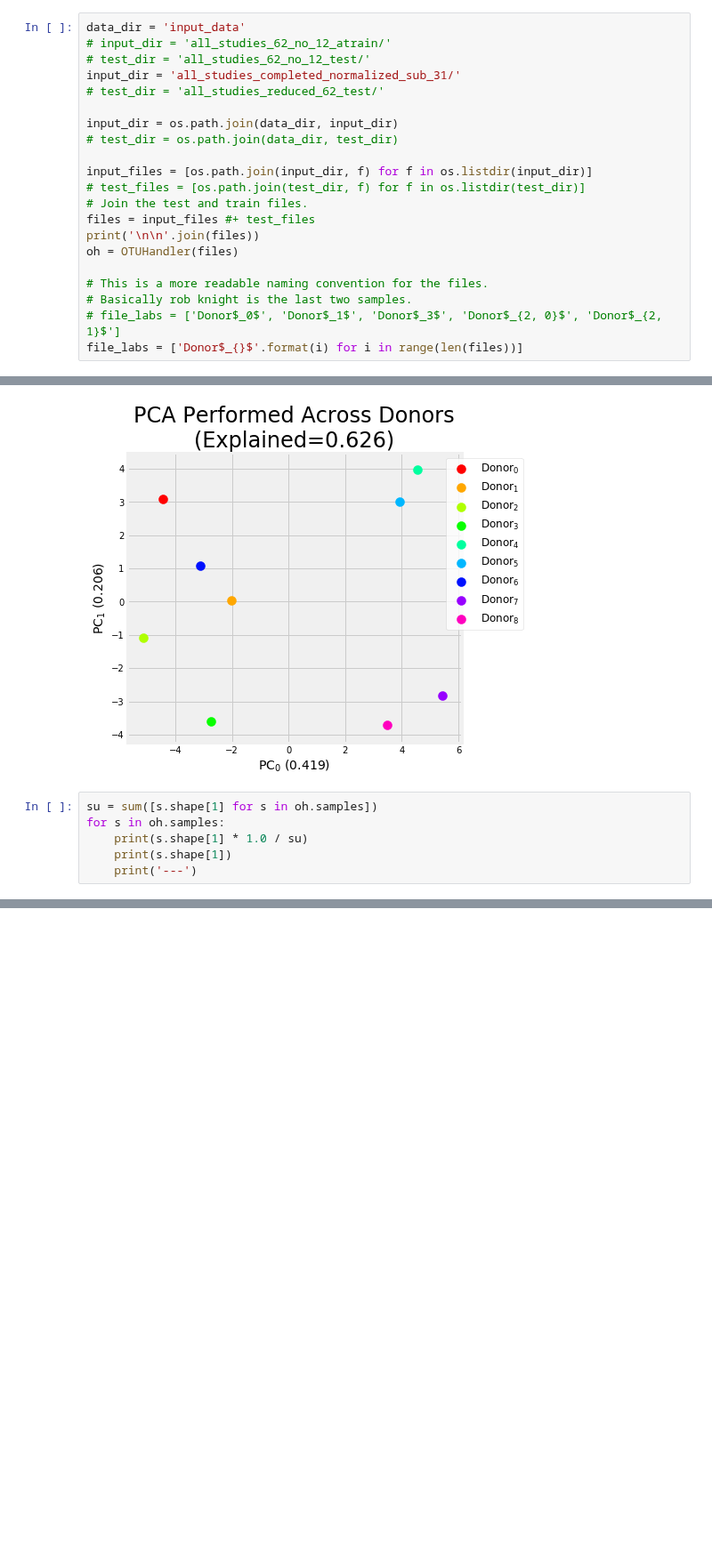
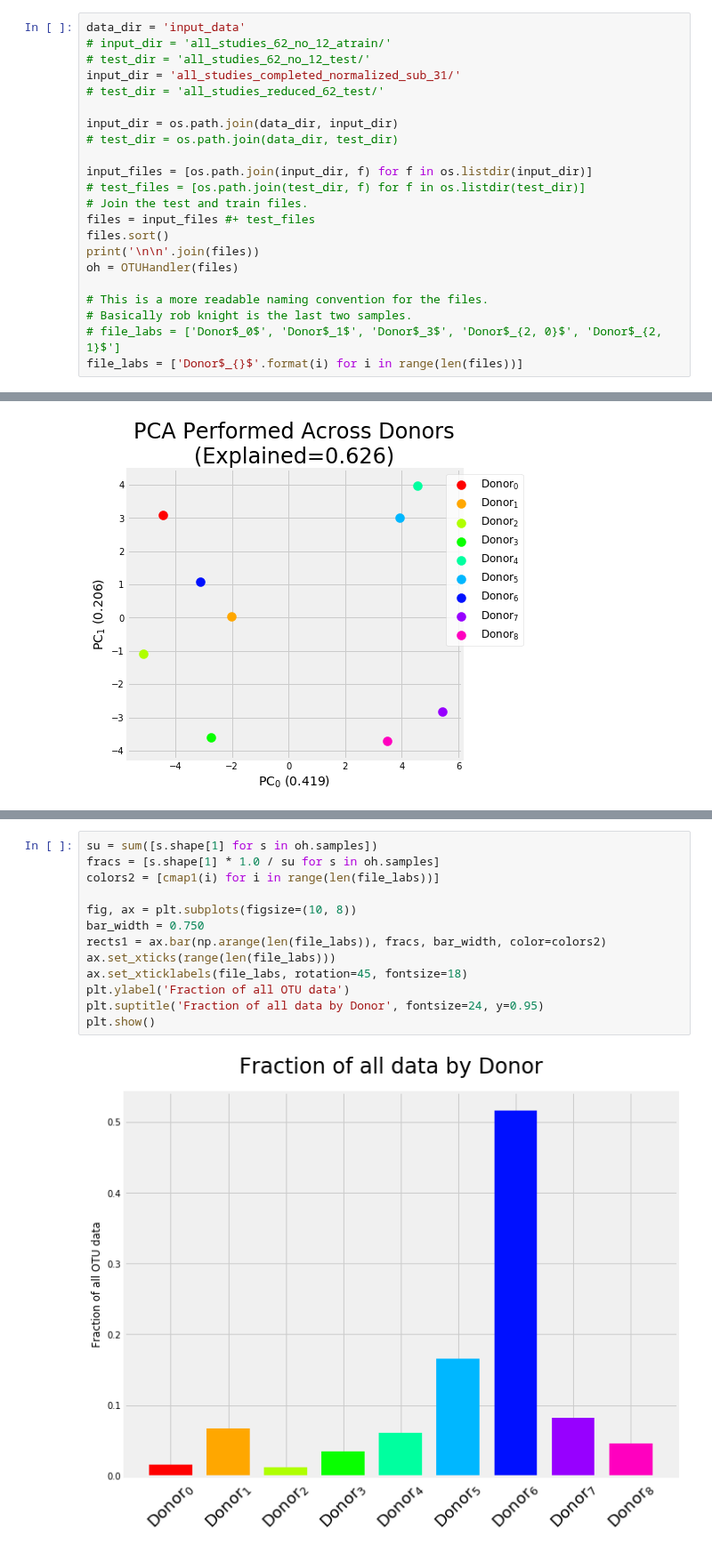
Before and after one commit to michaelwiest/microbiome-rnn, a Jupyter notebook: notebooks/Input Analysis.ipynb, the cells around one changed output, grey strips where cells are left out. Shown at 89% size. Drawn from its saved outputs; the diff is of its cells as text; blank space fills up the shorter version.

```diff
--- a/notebooks/Input Analysis.ipynb
+++ b/notebooks/Input Analysis.ipynb
@@ -52,6 +52,7 @@ input_files = [os.path.join(input_dir, f) for f in os.listdir(input_dir)]
 # test_files = [os.path.join(test_dir, f) for f in os.listdir(test_dir)]
 # Join the test and train files.
 files = input_files #+ test_files
+files.sort()
 print('\n\n'.join(files))
 oh = OTUHandler(files)
 
@@ -390,9 +391,3 @@ plt.title('PCA Performed Across Donors\n(Explained={})'.format(str(sum(pca.expla
 plt.show()
 # %% [output]
 [figure]
-# %%
-su = sum([s.shape[1] for s in oh.samples])
-for s in oh.samples:
-    print(s.shape[1] * 1.0 / su)
-    print(s.shape[1])
-    print('---')
@@ -436,0 +394,15 @@ plt.plot(z[1:4, :].T)
+# %%
+su = sum([s.shape[1] for s in oh.samples])
+fracs = [s.shape[1] * 1.0 / su for s in oh.samples]
+colors2 = [cmap1(i) for i in range(len(file_labs))]
+
+fig, ax = plt.subplots(figsize=(10, 8))
+bar_width = 0.750
+rects1 = ax.bar(np.arange(len(file_labs)), fracs, bar_width, color=colors2)
+ax.set_xticks(range(len(file_labs)))
+ax.set_xticklabels(file_labs, rotation=45, fontsize=18)
+plt.ylabel('Fraction of all OTU data')
+plt.suptitle('Fraction of all data by Donor', fontsize=24, y=0.95)
+plt.show()
+# %% [output]
+[figure, added]
```
Also changed, not shown: parts of 4 cells of this notebook.
